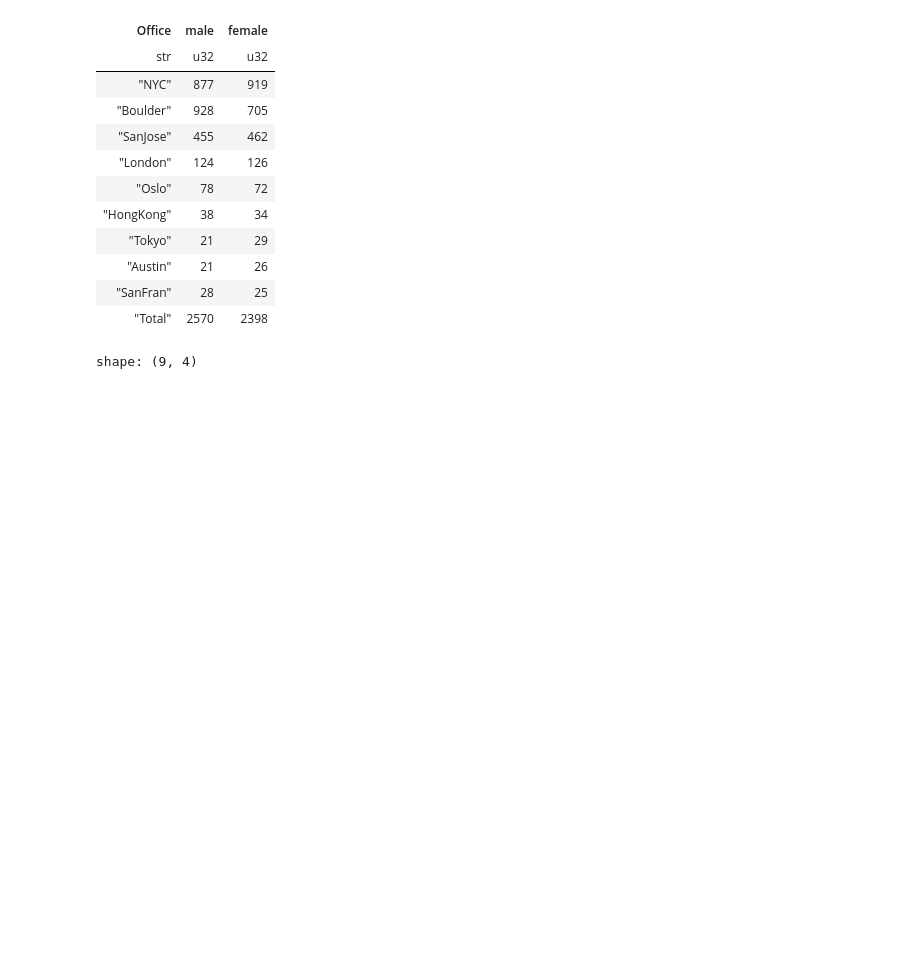
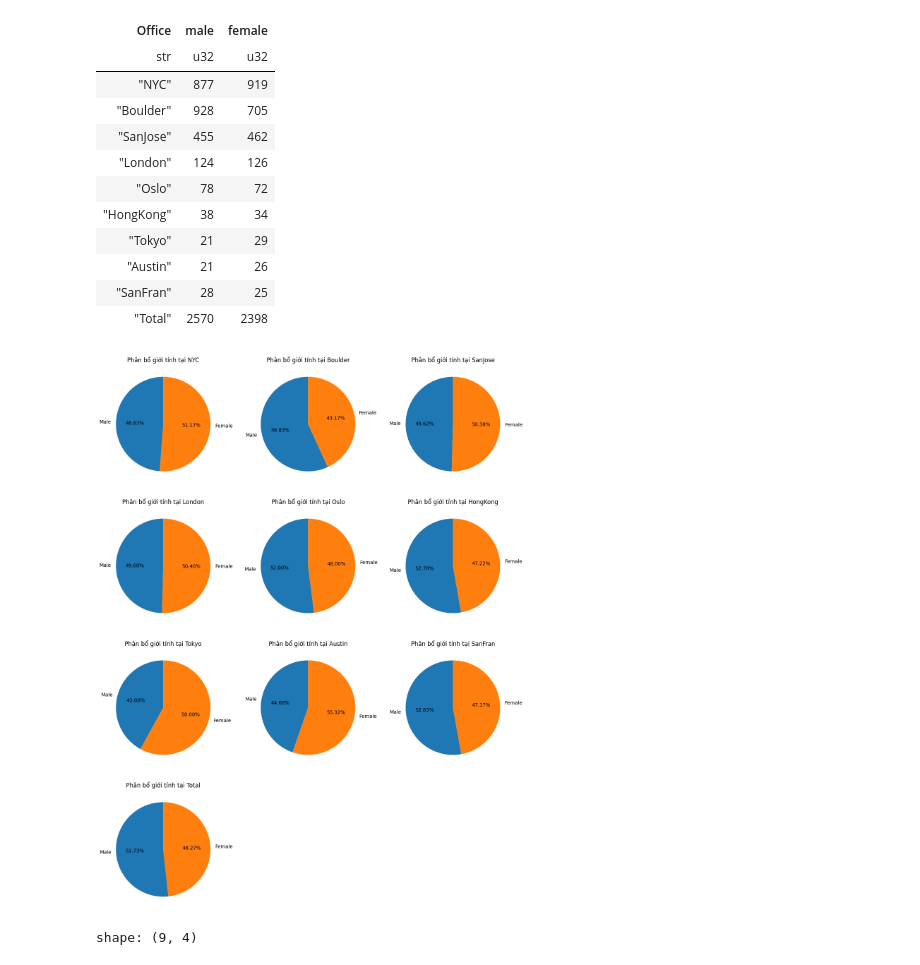
Before and after one commit to LeonTran29/Human_Resource_Data_Set_-TheCompany-, a Jupyter notebook: Process.ipynb, the cells around one changed output. Saved outputs shown, nothing was run; the diff lists cells and outputs as text; code cells hidden in the pictures; blank space fills up the shorter version.

```diff
--- a/Process.ipynb
+++ b/Process.ipynb
@@ -320,6 +321,30 @@ shape: (10, 3)
 | "Austin" | 21 | 26 |
 | "SanFran" | 28 | 25 |
 | "Total" | 2570 | 2398 |
+# %%
+offices = df_final.select("Office").to_series().to_list()
+num_plots = len(offices)
+
+ncols = 3
+nrows = math.ceil(num_plots / ncols)
+
+fig, axes = plt.subplots(nrows=nrows, ncols=ncols, figsize=(15, 5 * nrows))
+axes = axes.flatten()
+
+for i, office in enumerate(offices):
+    df_office = df_final.filter(pl.col("Office") == office)
+    male_count = df_office.select("male").item()
+    female_count = df_office.select("female").item()
+
+    axes[i].pie([male_count, female_count], labels=["Male", "Female"], autopct='%1.2f%%', startangle=90)
+    axes[i].set_title(f"Phân bổ giới tính tại {office}", fontsize=12)
+
+for i in range(num_plots, len(axes)):
+    axes[i].axis('off')
+
+plt.show()
+# %% [output]
+[figure, added]
 # %%
 #Salary & COL Relationship
 pl.Config.float_precision = None
```
Also changed, not shown: parts of 5 cells of this notebook, 2 other files.
